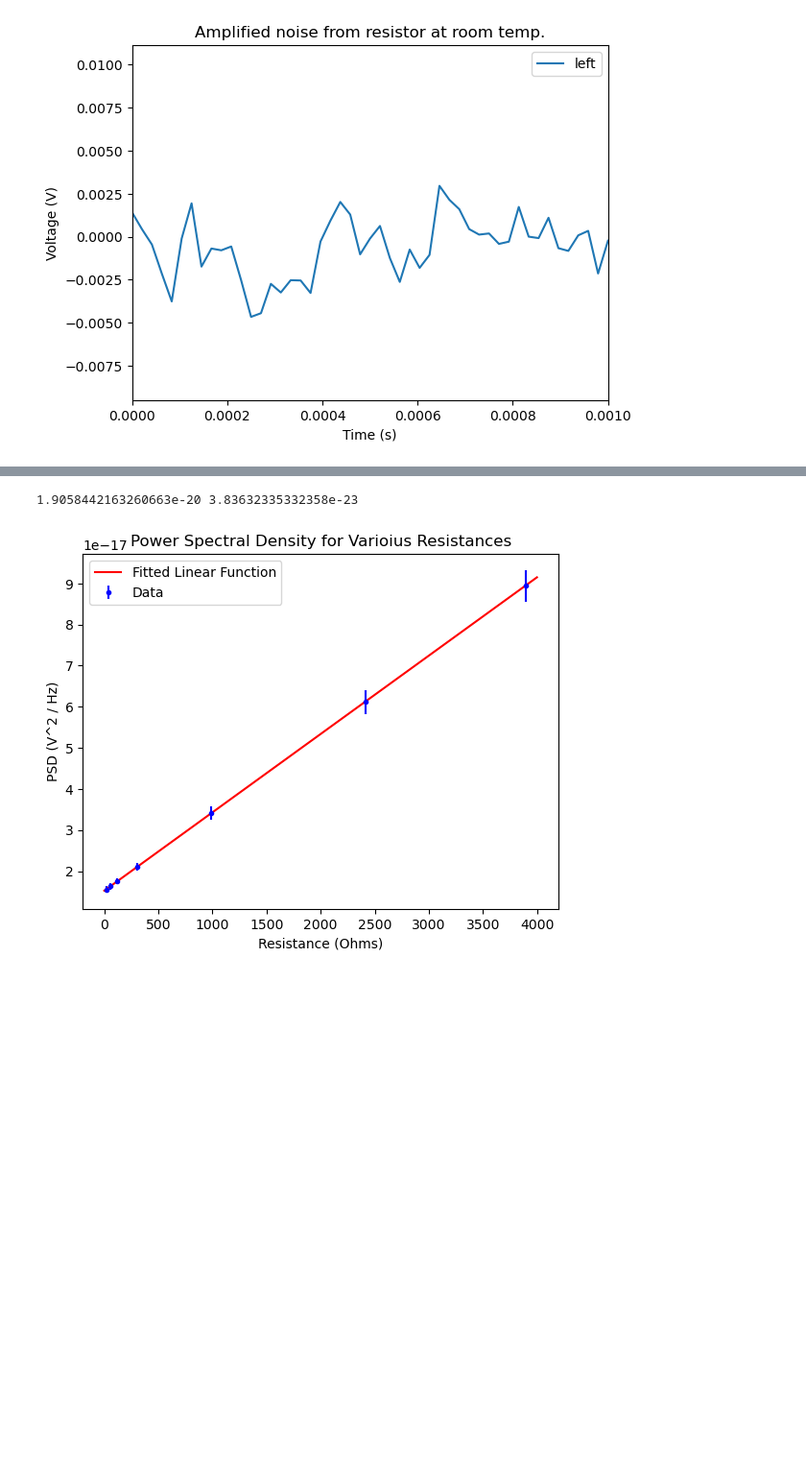
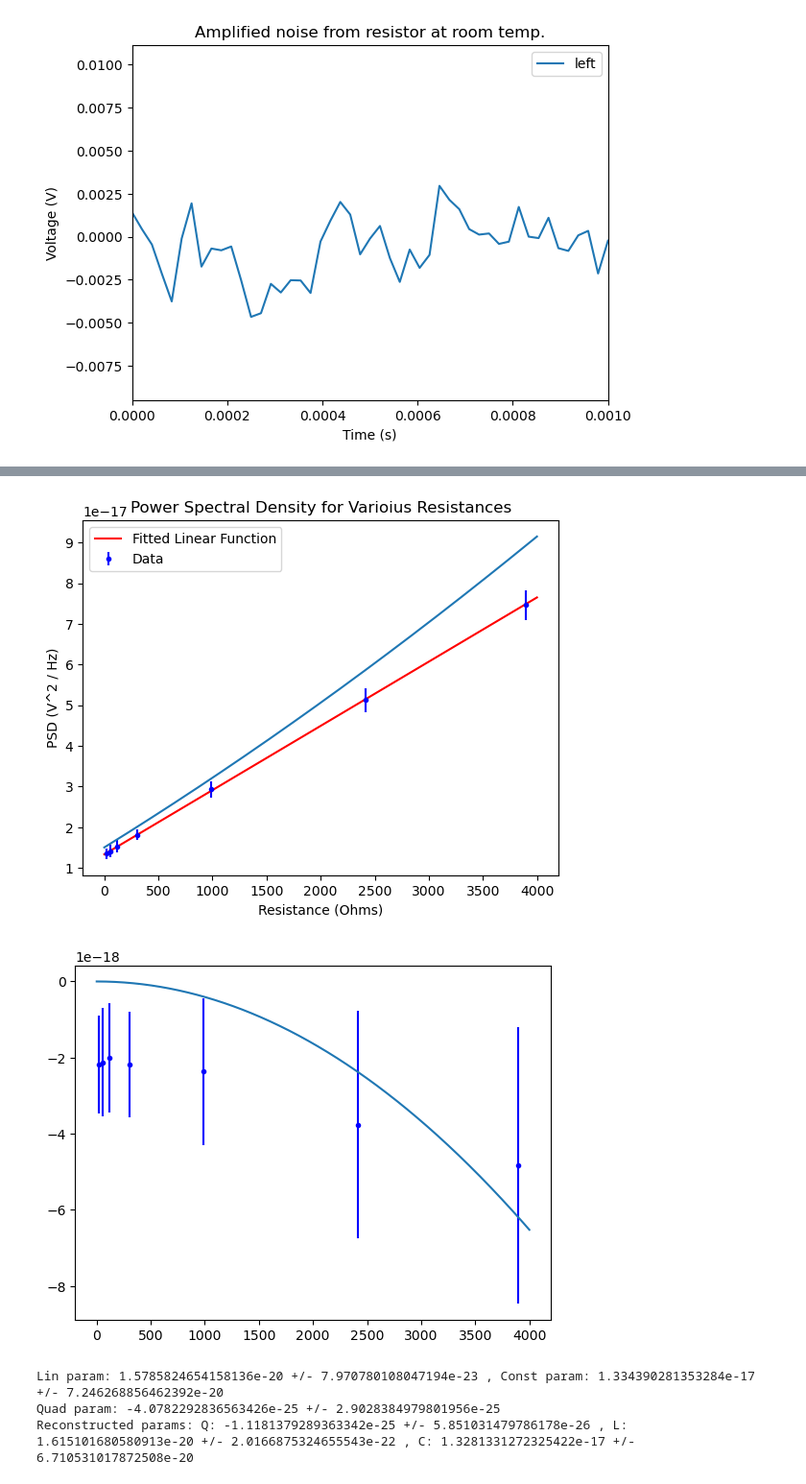
Before and after one commit to loganmachale/PHYS-309, a Jupyter notebook: JN.ipynb, the cells around one changed output, grey strips where cells are left out. Shown at 96% size. Saved outputs shown, nothing was run; the diff lists cells and outputs as text; code cells hidden in the pictures; blank space fills up the shorter version.

```diff
--- a/JN.ipynb
+++ b/JN.ipynb
@@ -240,46 +252,73 @@ time56, data56 = importWAV('56_Ohm.wav')
 time120, data120 = importWAV('120_Ohm.wav')
 time300, data300 = importWAV('300_Ohm.wav')
 time1k, data1k = importWAV('1k_Ohm.wav')
 time2k, data2k = importWAV('2k_Ohm.wav')
 time3_9k, data3_9k = importWAV('3_9k_Ohm.wav')
 
-v_data18 = data18['right'] / 8.695
-v_data56 = data56['right'] / 8.695
-v_data120 = data120['right'] / 8.695
-v_data300 = data300['right'] / 8.695
-v_data1k = data1k['right'] / 8.695
-v_data2k = data2k['right'] / 8.695
-v_data3_9k = data3_9k['right'] / 8.695
+SC_cal = 9.4
+
+v_data18 = data18['right'] / SC_cal
+v_data56 = data56['right'] / SC_cal
+v_data120 = data120['right'] / SC_cal
+v_data300 = data300['right'] / SC_cal
+v_data1k = data1k['right'] / SC_cal
+v_data2k = data2k['right'] / SC_cal
+v_data3_9k = data3_9k['right'] / SC_cal
 
 v_data_arr = np.array([v_data18, v_data56, v_data120, v_data300, v_data1k, v_data2k, v_data3_9k])
 
 for v_dat in v_data_arr:
-    f, Pxx_den = signal.welch(v_dat, fs, nperseg=256)
+    f, Pxx_den = signal.welch(v_dat, fs, nperseg=1024)
     f = f[1:]
     Pxx_den = Pxx_den[1:]
     Pxx_den = Pxx_den / piece_func(f) ** 2
 
-    Pden_std_arr = np.append(Pden_std_arr, np.std(Pxx_den[10:80]))
-    Pden_arr = np.append(Pden_arr, np.mean(Pxx_den[10:80]))
+    Pden_std_arr = np.append(Pden_std_arr, np.std(Pxx_den[5:95]))
+    Pden_arr = np.append(Pden_arr, np.mean(Pxx_den[5:95]))
 
 def lin_func(x, a, b):
     return a*x + b
 
 def quad_func(x, a):
     return a*x**2
 
-params2, cov2 = curve_fit(lin_func, R_arr, Pden_arr, sigma=Pden_std_arr)
-p2err = np.sqrt(np.diag(cov2))
+def re_func(x, a, b, c):
+    return a*x**2 + b*x + c
+
+quad_Pden_arr = Pden_arr - 1.645788E-20 * R_arr - 1.5362146834469127E-17
+
+params_quad, cov_quad = curve_fit(quad_func, R_arr, quad_Pden_arr, sigma=Pden_std_arr)
+p_quad_err = np.sqrt(np.diag(cov_quad))
+
+params_lin, cov_lin = curve_fit(lin_func, R_arr, Pden_arr, sigma=Pden_std_arr)
+p_lin_err = np.sqrt(np.diag(cov_lin))
+
+params_re, cov_re = curve_fit(re_func, R_arr, Pden_arr, sigma=Pden_std_arr, p0=[6.620623904161103E-25, 1.645788E-20, 1.504332732566336E-17])
+p_re_err = np.sqrt(np.diag(cov_re))
 
 R_space = np.linspace(0, 4000, 1000)
 
+plt.figure(0)
 plt.errorbar(R_arr, Pden_arr, Pden_std_arr, fmt='b.', label='Data')
-plt.plot(R_space, lin_func(R_space, *params2), 'r', label='Fitted Linear Function')
+plt.plot(R_space, lin_func(R_space, *params_lin), 'r', label='Fitted Linear Function')
+plt.plot(R_space, re_func(R_space, 6.620623904161103E-25, 1.645788E-20, 1.504332732566336E-17))
 plt.title('Power Spectral Density for Varioius Resistances')
 plt.xlabel('Resistance (Ohms)')
 plt.ylabel('PSD (V^2 / Hz)')
 plt.legend()
-print(params2[0], p2err[0])
+plt.show()
+
+plt.figure(1)
+plt.errorbar(R_arr, quad_Pden_arr, Pden_std_arr, fmt='b.', label='Data')
+plt.plot(R_space, quad_func(R_space, *params_quad))
+plt.show()
+
+print('Lin param: {} +/- {} , Const param: {} +/- {}'.format(params_lin[0], p_lin_err[0], params_lin[1], p_lin_err[1]))
+print('Quad param: {} +/- {}'.format(*params_quad, *p_quad_err))
+print('Reconstructed params: Q: {} +/- {} , L: {} +/- {} , C: {} +/- {}'.format(params_re[0], p_re_err[0], params_re[1], p_re_err[1], params_re[2], p_re_err[2]))
 # %% [output]
+[figure, new version]
+[figure, added]
-1.9058442163260663e-20 3.83632335332358e-23
+Lin param: 1.5785824654158136e-20 +/- 7.970780108047194e-23 , Const param: 1.334390281353284e-17 +/- 7.246268856462392e-20
+Quad param: -4.0782292836563426e-25 +/- 2.9028384979801956e-25
+Reconstructed params: Q: -1.1181379289363342e-25 +/- 5.851031479786178e-26 , L: 1.615101680580913e-20 +/- 2.0166875324655543e-22 , C: 1.3281331272325422e-17 +/- 6.710531017872508e-20
-[figure, old version]
```
Also changed, not shown: parts of 1 cell of this notebook, 1 other file.
